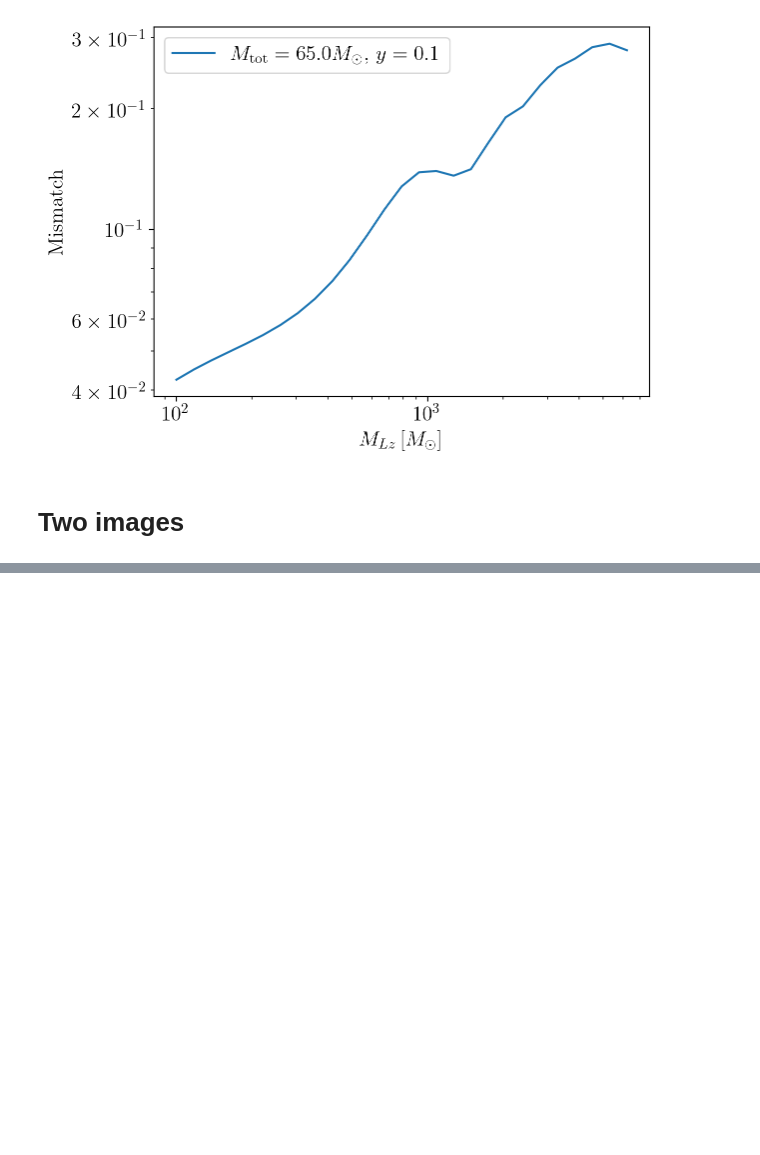
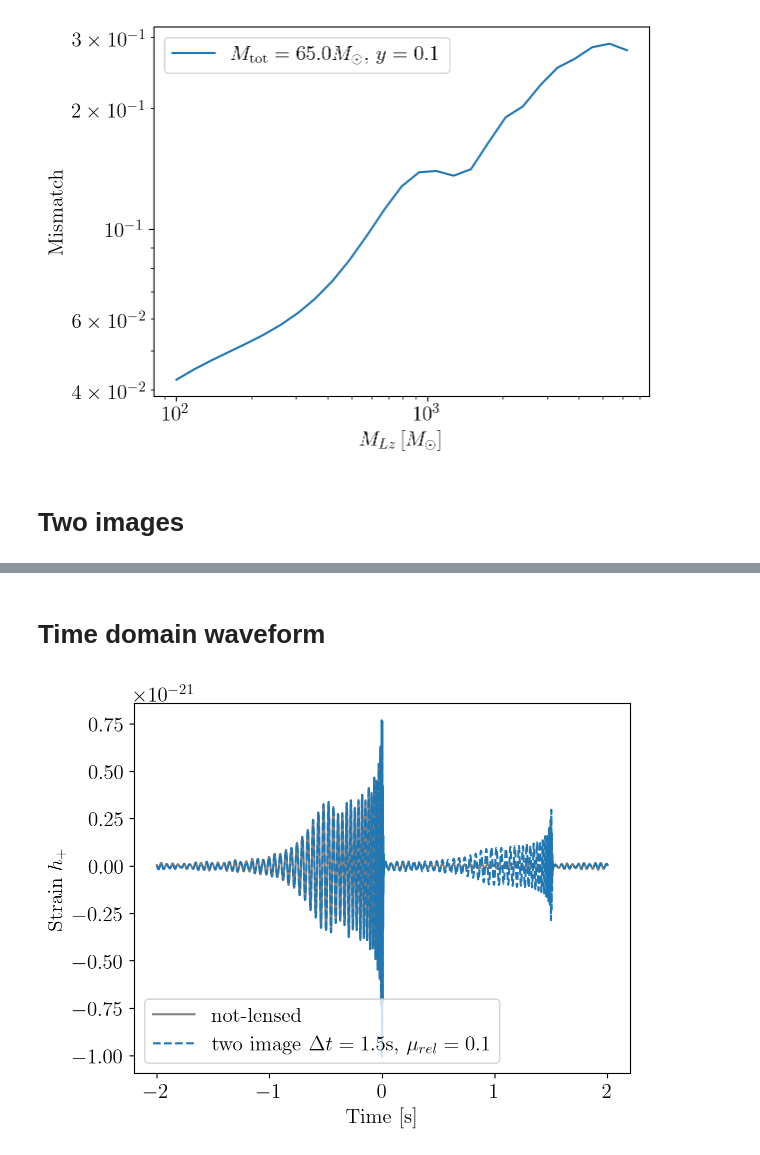
Before and after one commit to ricokaloklo/modwaveforms, a Jupyter notebook: examples/lensed_waveforms.ipynb, the cells around one changed output, grey strips where cells are left out. Cells and saved outputs as stored; diff of their text form; code cells hidden in the pictures; blank space fills up the shorter version.

Commit message:
added time domain example

```diff
--- a/examples/lensed_waveforms.ipynb
+++ b/examples/lensed_waveforms.ipynb
@@ -310,0 +310,29 @@ plt.show()
+# %% [markdown]
+# Time domain waveform
+# %%
+binary_parameters_two_image_long_delay = binary_parameters.copy()
+binary_parameters_two_image_long_delay['mu_rel'] = 0.1
+binary_parameters_two_image_long_delay['Delta_t'] = 1.5
+binary_parameters_two_image_long_delay['Delta_phase'] = np.pi/2
+# %%
+h_two_image_long_delay = waveform_generator_two_image.time_domain_strain(binary_parameters_two_image_long_delay)
+hp_two_image_long_delay = h_two_image_long_delay['plus']
+hx_two_image_long_delay = h_two_image_long_delay['cross']
+# %%
+#Time domain waveform
+h_t_gr = waveform_generator.time_domain_strain(binary_parameters)
+hp_t_gr = h_t_gr['plus']
+
+ts_plot = np.append(ts[ts > duration/2]-duration,ts[ts <= duration/2])
+hp_t_gr_plot = np.append(hp_t_gr[ts > duration/2],hp_t_gr[ts <= duration/2])
+hp_two_image_long_delay_plot = np.append(hp_two_image_long_delay[ts > duration/2],hp_two_image_long_delay[ts <= duration/2])
+
+plt.plot(ts_plot,hp_t_gr_plot,'gray',label=r'not-lensed')
+plt.plot(ts_plot,hp_two_image_long_delay_plot,'--',label=r'two image $\Delta t=%s$s, $\mu_{rel}=%s$'%(np.round(binary_parameters_two_image_long_delay['Delta_t'],4),np.round(binary_parameters_two_image_long_delay['mu_rel'],2)))
+#plt.xlim([-0.5,0.5])
+plt.xlabel(r'Time [s]')
+plt.ylabel(r'Strain $h_+$')
+plt.legend()
+plt.show()
+# %% [output]
+[figure, added]
```
Also changed, not shown: parts of 8 cells of this notebook.
